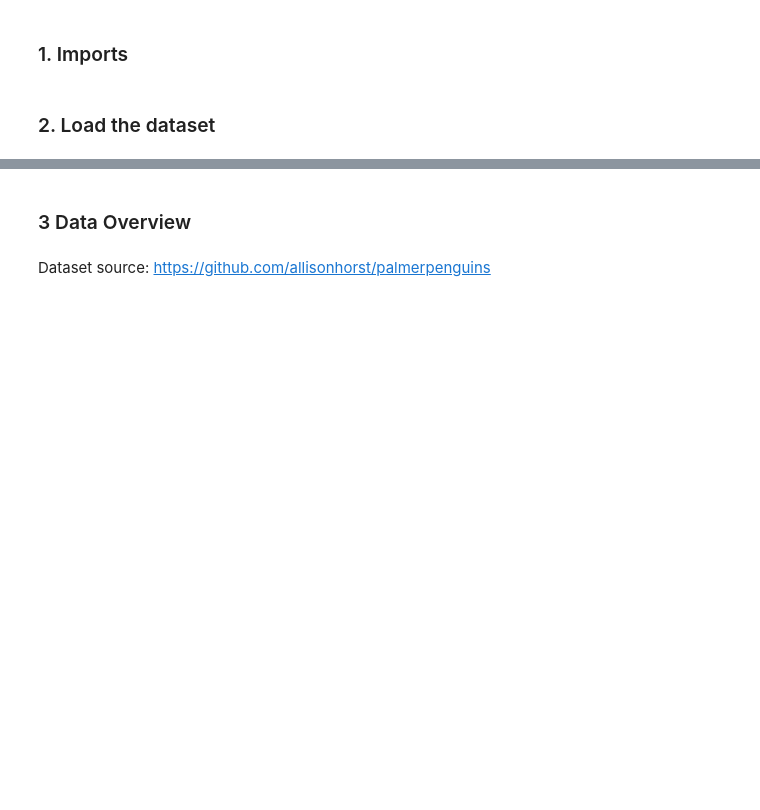
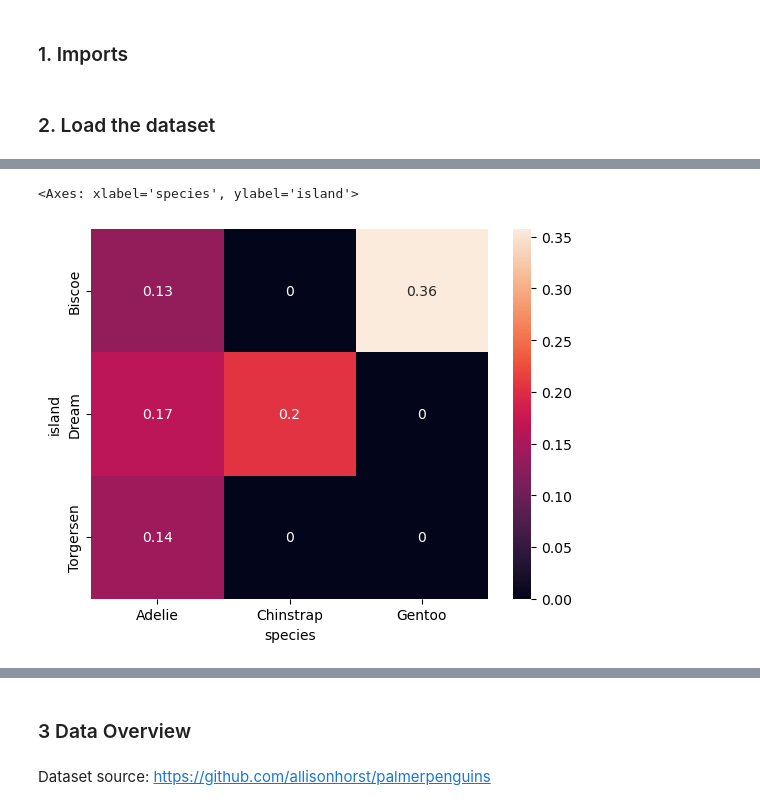
Before and after one commit to HassanAlgoz/data-analytics, a Jupyter notebook: scenario/eda_penguins.ipynb, the cells around one changed output, grey strips where cells are left out. Drawn from its saved outputs; the diff is of its cells as text; code cells hidden in the pictures; blank space fills up the shorter version.

```diff
--- a/scenario/eda_penguins.ipynb
+++ b/scenario/eda_penguins.ipynb
@@ -12,0 +48,5 @@ df = sns.load_dataset('penguins')
+# %%
+import pandas as pd
+
+cross = pd.crosstab(df['island'], df['species'], normalize=True)
+cross
@@ -12,0 +59,5 @@ df = sns.load_dataset('penguins')
+# %%
+sns.heatmap(cross, annot=True)
+# %% [output]
+<Axes: xlabel='species', ylabel='island'>
+[figure, added]
```
Also changed, not shown: parts of 15 cells of this notebook, 4 other files.
